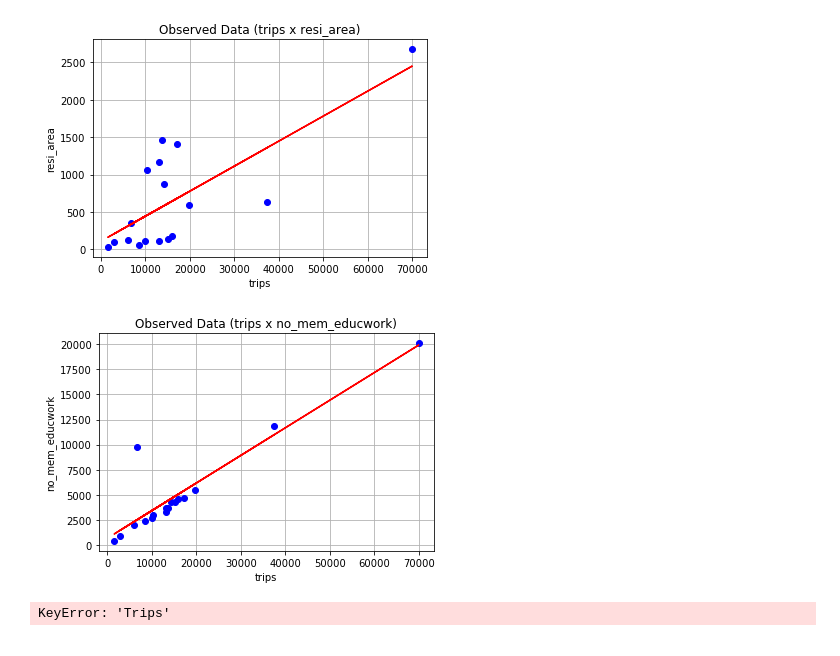
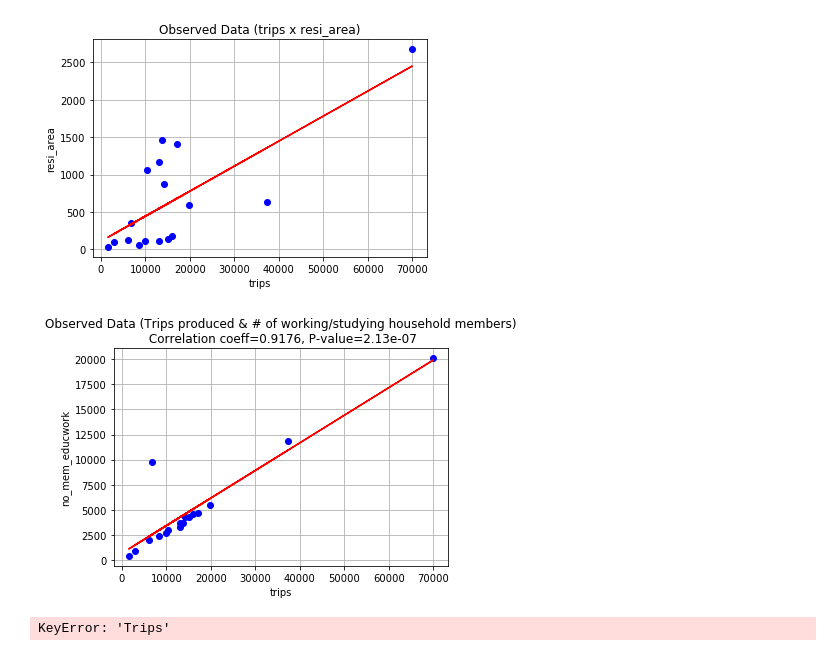
Before and after one commit to XGBXGB/Via_Travel_Demand, a Jupyter notebook: notebook/Travel Demand Via Latest NB.ipynb, the cells around one changed output. Saved outputs shown, nothing was run; the diff lists cells and outputs as text; code cells hidden in the pictures.

```diff
--- a/notebook/Travel Demand Via Latest NB.ipynb
+++ b/notebook/Travel Demand Via Latest NB.ipynb
@@ -651,18 +729,18 @@ plt.show()
 # %%
 df = regression.getDataFrame()
 plt.plot(df["trips"], df["no_mem_educwork"], 'bo')
 x = df["trips"]
 y = df["no_mem_educwork"]
 fit = np.polyfit(x, y, deg=1)
 plt.plot(x, fit[0] * x + fit[1], color='red')
 plt.xlabel('trips')
 plt.ylabel('no_mem_educwork')
-plt.title('Observed Data (trips x no_mem_educwork)')
+plt.title('Observed Data (Trips produced & # of working/studying household members)\n Correlation coeff=0.9176, P-value=2.13e-07')
 plt.grid(True)
 # plt.axis([0, 220, 0, 120])
 plt.show()
 # %% [output]
-[figure, old version]
+[figure, new version]
 # %%
 df = regression.getDataFrame()
 plt.plot(df["Trips"], df["Autos"], 'bo')
```
Also changed, not shown: parts of 24 cells of this notebook.
